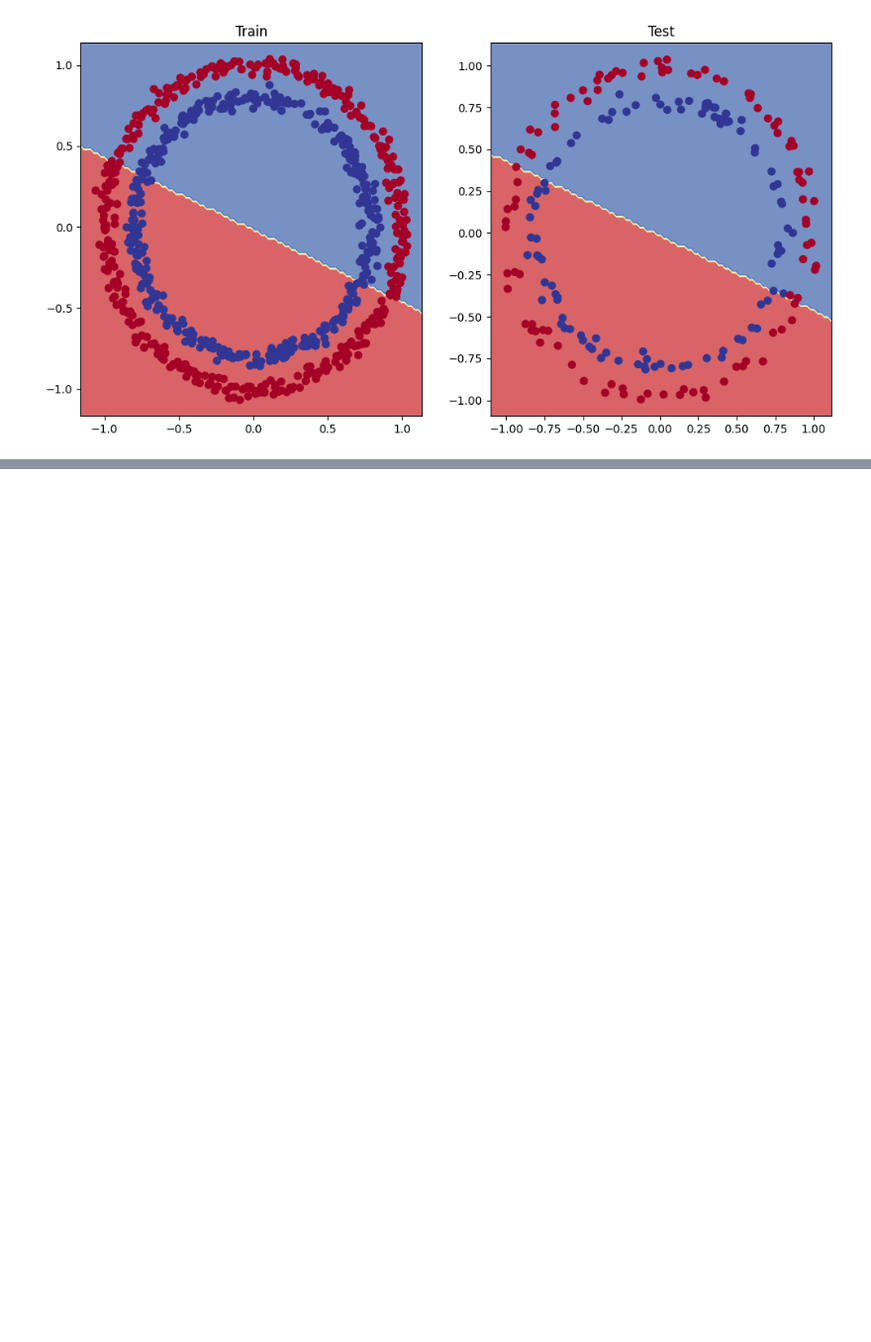
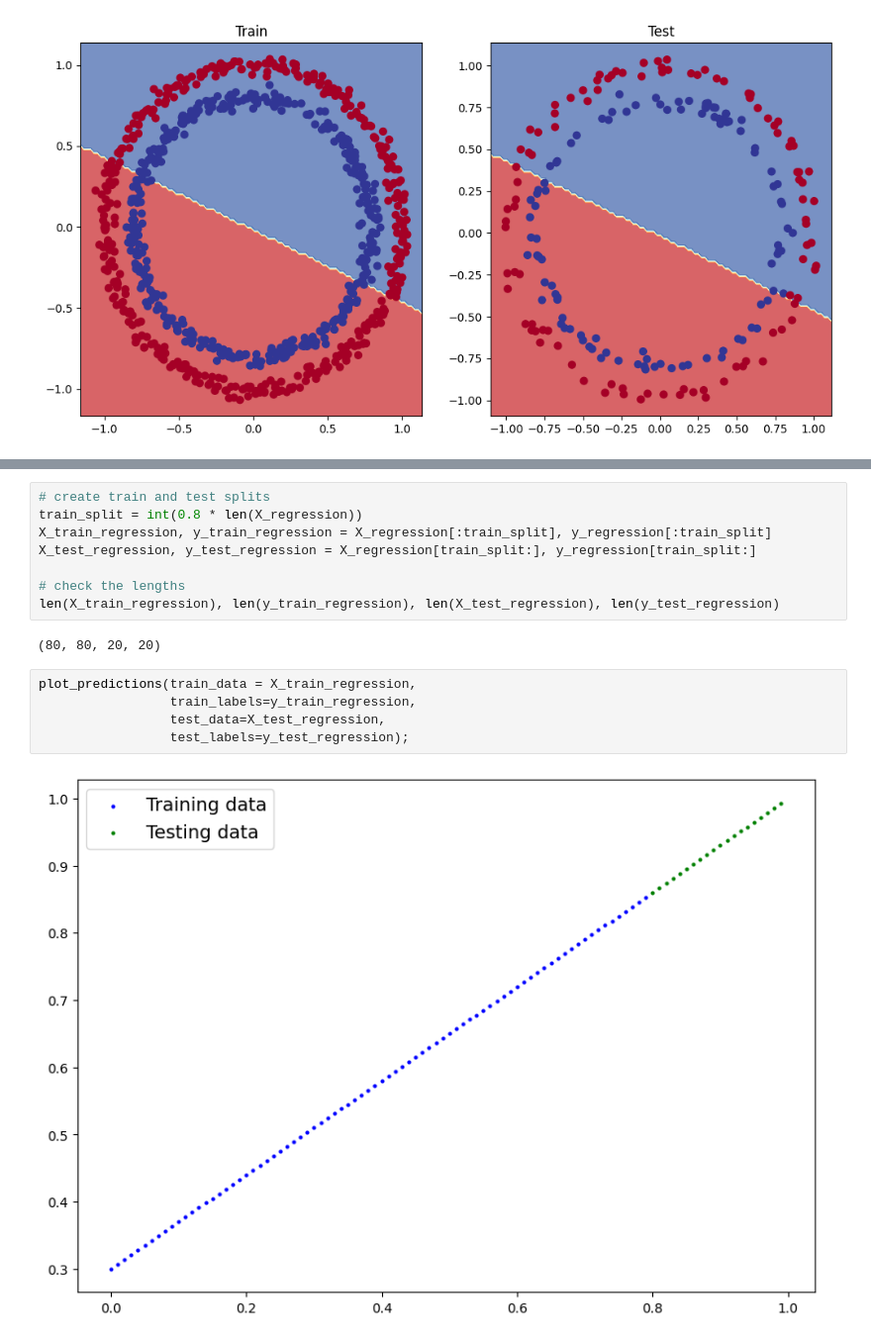
Before and after one commit to spyrosgaroufalis/TorchTest, a Jupyter notebook: NN_classification.ipynb, the cells around one changed output, grey strips where cells are left out. Shown at 99% size. Saved outputs shown, nothing was run; the diff lists cells and outputs as text; blank space fills up the shorter version.

```diff
--- a/NN_classification.ipynb
+++ b/NN_classification.ipynb
@@ -527,0 +552,17 @@ plot_decision_boundary(model_1, X_test_tensor, y_test_tensor)
+# %%
+# create train and test splits
+train_split = int(0.8 * len(X_regression))
+X_train_regression, y_train_regression = X_regression[:train_split], y_regression[:train_split]
+X_test_regression, y_test_regression = X_regression[train_split:], y_regression[train_split:]
+
+# check the lengths
+len(X_train_regression), len(y_train_regression), len(X_test_regression), len(y_test_regression)
+# %% [output]
+(80, 80, 20, 20)
+# %%
+plot_predictions(train_data = X_train_regression,
+                 train_labels=y_train_regression,
+                 test_data=X_test_regression,
+                 test_labels=y_test_regression);
+# %% [output]
+[figure, added]
```
Also changed, not shown: parts of 24 cells of this notebook.
